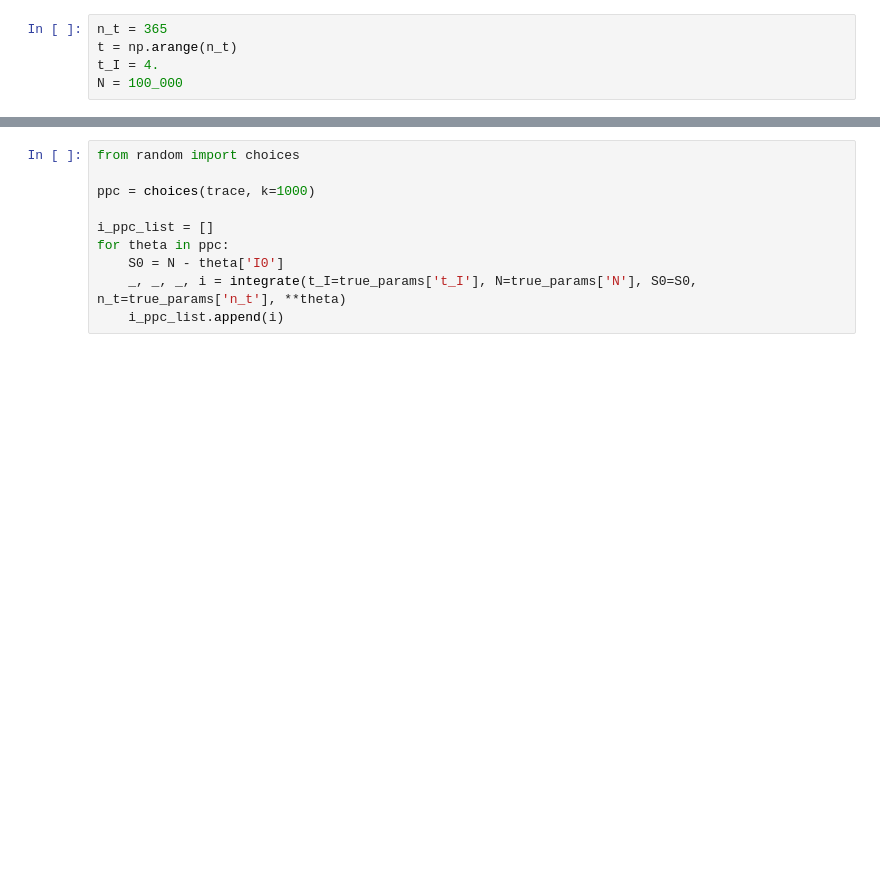
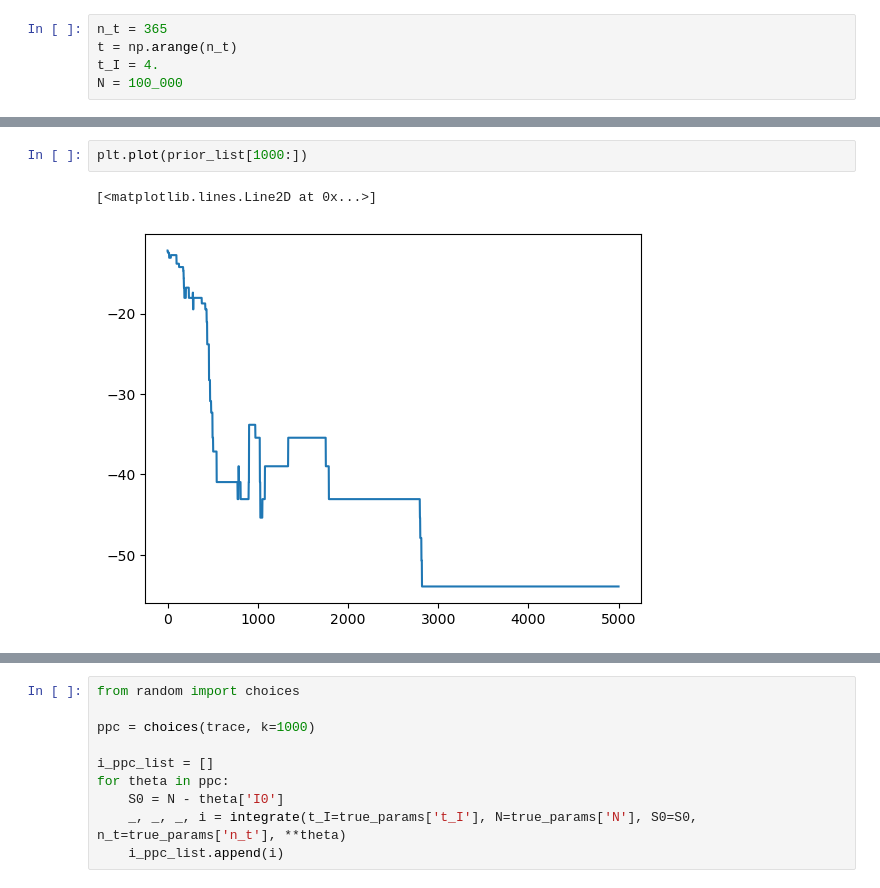
Before and after one commit to hwunrow/epykalman, a Jupyter notebook: src/metropolis_hastings.ipynb, the cells around one changed output, grey strips where cells are left out. Drawn from its saved outputs; the diff is of its cells as text; blank space fills up the shorter version.

```diff
--- a/src/metropolis_hastings.ipynb
+++ b/src/metropolis_hastings.ipynb
@@ -275,0 +621,5 @@ ValueError: zero-size array to reduction operation minimum which has no identity
+# %%
+plt.plot(prior_list[1000:])
+# %% [output]
+[<matplotlib.lines.Line2D at 0x...>]
+[figure, added]
```
Also changed, not shown: parts of 23 cells of this notebook.
